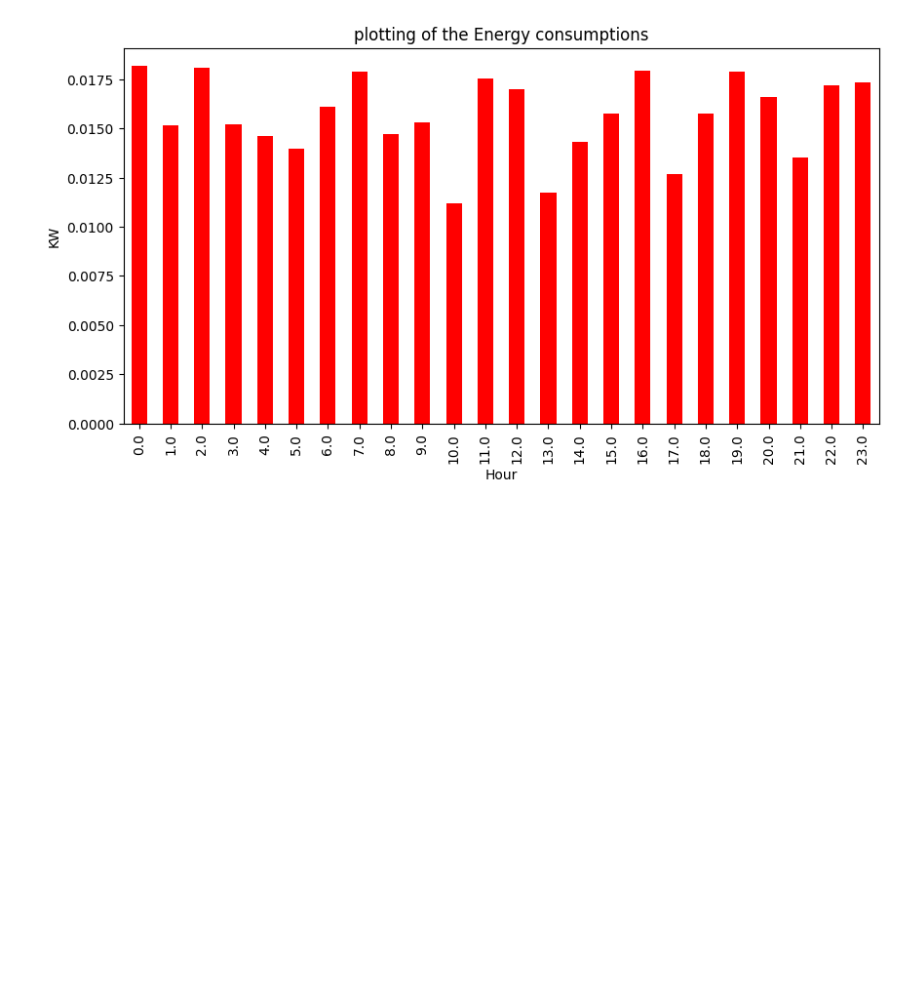
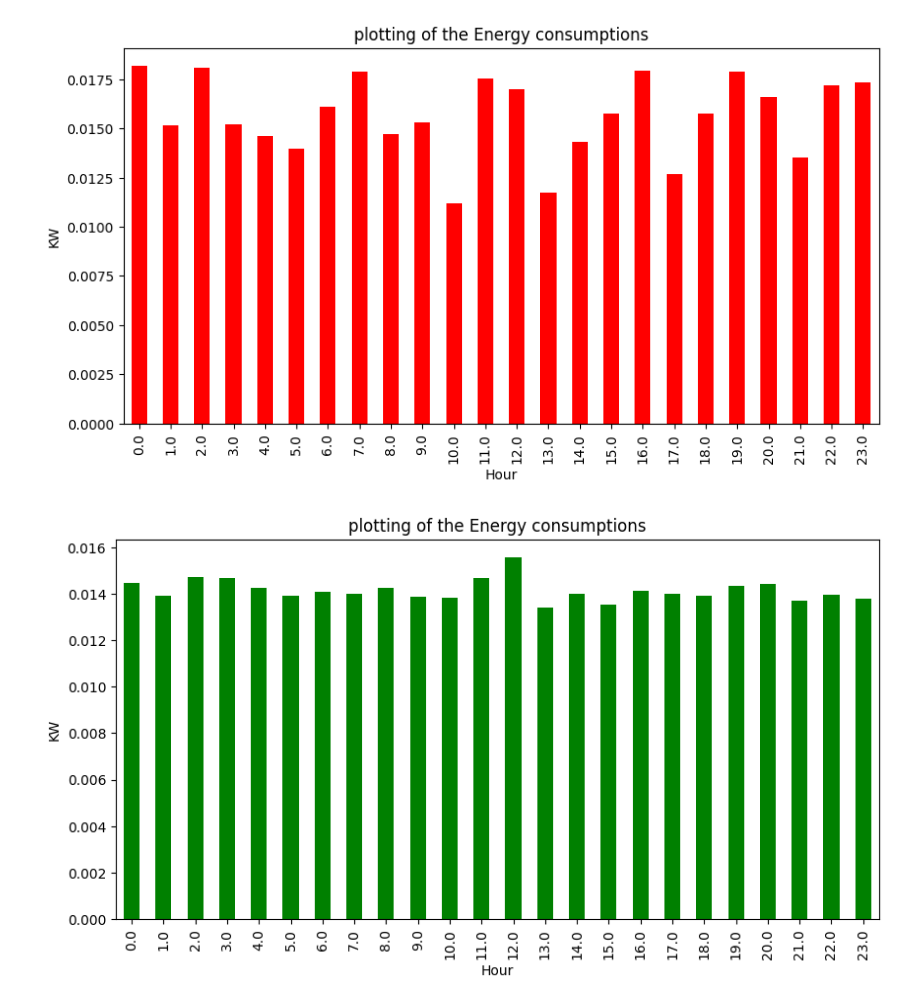
Before and after one commit to mailech/SmartEnergy-Consumption, a Jupyter notebook: Data.ipynb, the cells around one changed output. Cells and saved outputs as stored; diff of their text form; code cells hidden in the pictures; blank space fills up the shorter version.

```diff
--- a/Data.ipynb
+++ b/Data.ipynb
@@ -263,3 +264,14 @@ plt.ylabel("KW")
 plt.show()
 # %% [output]
 [figure]
+# %%
+hourly_stats = df.groupby('hour')['Garage door [kW]'].mean()
+hourly_stats
+plt.figure(figsize=(10,5))
+hourly_stats.plot(kind='bar',color='green')
+plt.title("plotting of the Energy consumptions")
+plt.xlabel("Hour")
+plt.ylabel("KW")
+plt.show()
+# %% [output]
+[figure, added]
```
Also changed, not shown: parts of 4 cells of this notebook, 4 other files.
